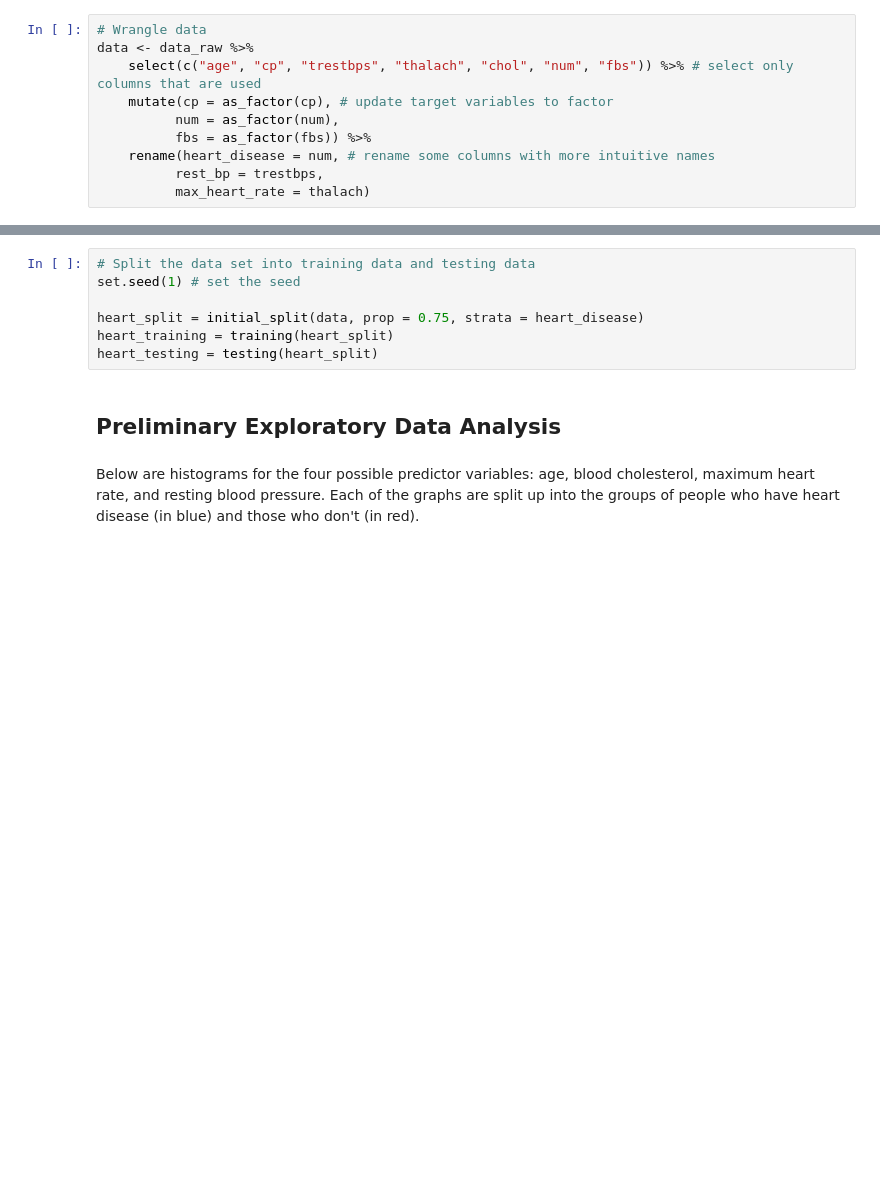
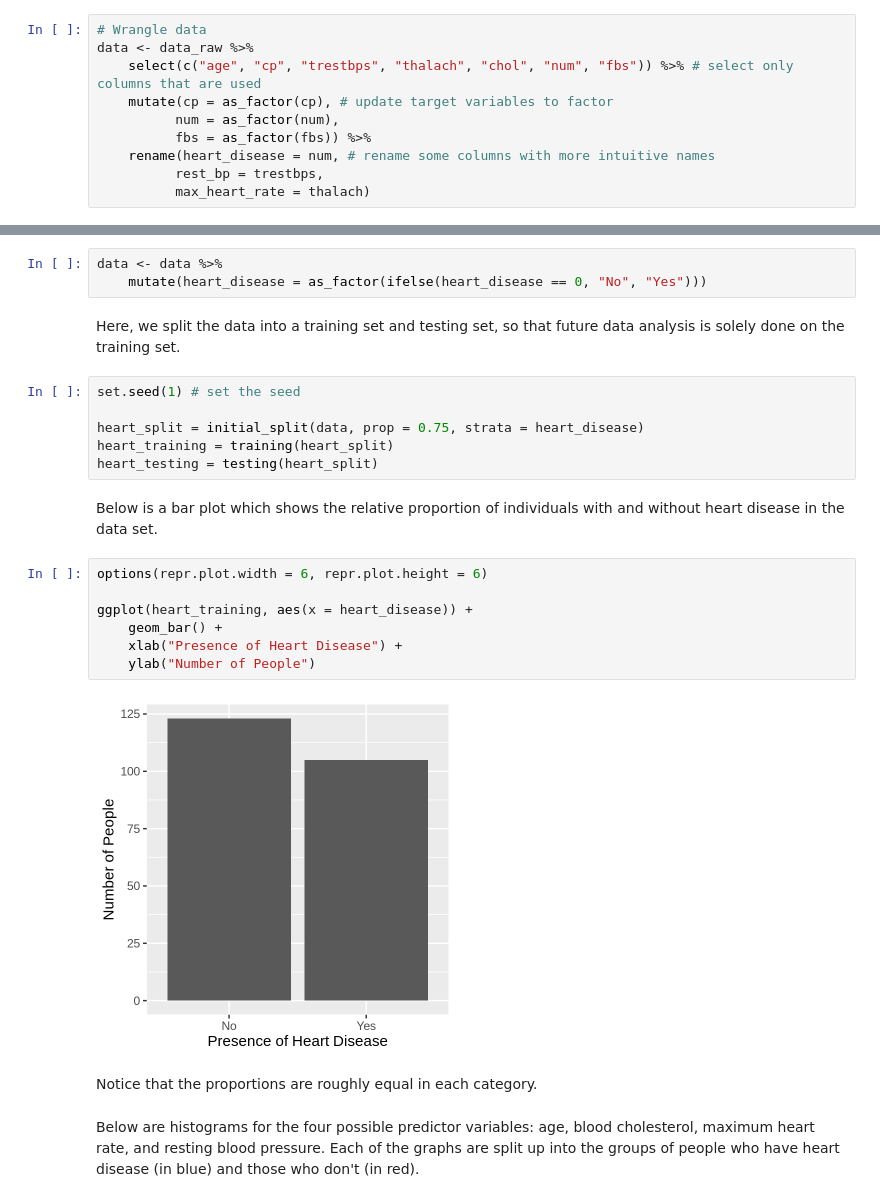
Before and after one commit to CameronGeisler/dsci-project, a Jupyter notebook: proposal.ipynb, the cells around one changed output, grey strips where cells are left out. Cells and saved outputs as stored; diff of their text form; blank space fills up the shorter version.

```diff
--- a/proposal.ipynb
+++ b/proposal.ipynb
@@ -80,11 +69,26 @@ A tibble: 303 × 7
+# %%
+data <- data %>%
+    mutate(heart_disease = as_factor(ifelse(heart_disease == 0, "No", "Yes")))
+# %% [markdown]
+Here, we split the data into a training set and testing set, so that future data analysis is solely done on the training set.
 # %%
-# Split the data set into training data and testing data
 set.seed(1) # set the seed
 
 heart_split = initial_split(data, prop = 0.75, strata = heart_disease)
 heart_training = training(heart_split)
 heart_testing = testing(heart_split)
-# %% [markdown]
-## Preliminary Exploratory Data Analysis
+# %% [markdown]
+Below is a bar plot which shows the relative proportion of individuals with and without heart disease in the data set.
+# %%
+options(repr.plot.width = 6, repr.plot.height = 6)
+
+ggplot(heart_training, aes(x = heart_disease)) +
+    geom_bar() +
+    xlab("Presence of Heart Disease") +
+    ylab("Number of People")
+# %% [output]
+[figure, added]
+# %% [markdown]
+Notice that the proportions are roughly equal in each category.
 # %% [markdown]
 Below are histograms for the four possible predictor variables: age, blood cholesterol, maximum heart rate, and resting blood pressure. Each of the graphs are split up into the groups of people who have heart disease (in blue) and those who don't (in red).
```
Also changed, not shown: parts of 15 cells of this notebook.
